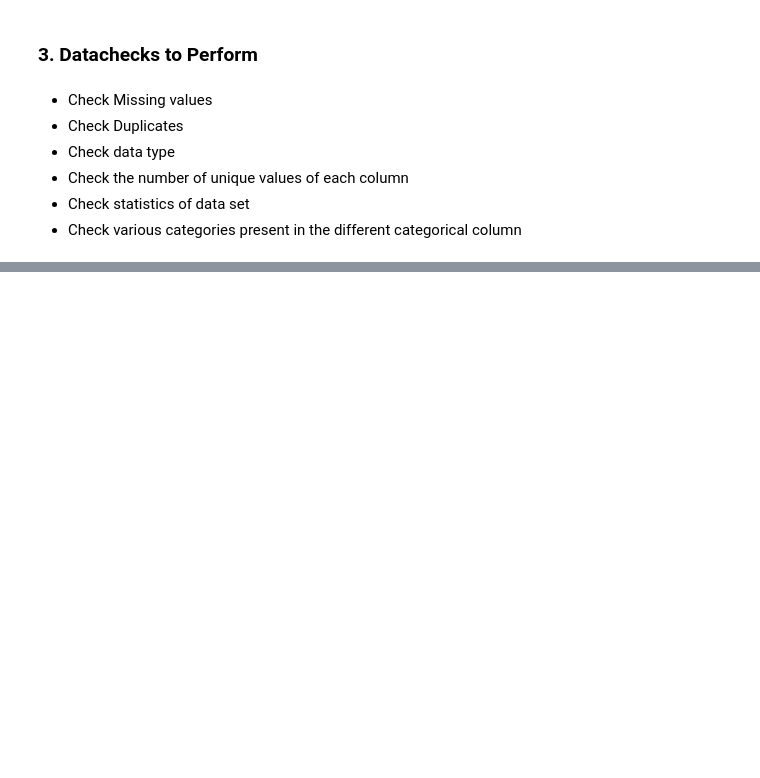
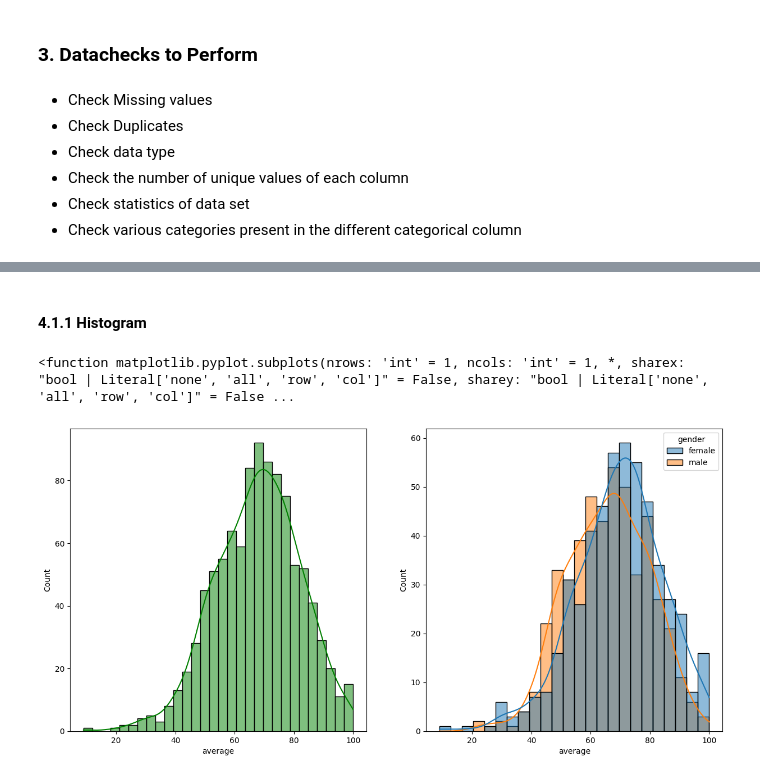
Before and after one commit to rahulcp7/mlprojects, a Jupyter notebook: notebook/EDA Student Performance.ipynb, the cells around one changed output, grey strips where cells are left out. Cells and saved outputs as stored; diff of their text form; code cells hidden in the pictures; blank space fills up the shorter version.

```diff
--- a/notebook/EDA Student Performance.ipynb
+++ b/notebook/EDA Student Performance.ipynb
@@ -72,0 +188,5 @@ df.shape
+# %%
+df['total score']=df['math_score']+df['reading_score']+df['writing_score']
+df['average']=df['total score']/3
+
+df.head()
@@ -72,0 +234,16 @@ df.shape
+# %% [markdown]
+#### 4.1.1 Histogram
+# %%
+plt.pyplot.subplots
+# %% [output]
+<function matplotlib.pyplot.subplots(nrows: 'int' = 1, ncols: 'int' = 1, *, sharex: "bool | Literal['none', 'all', 'row', 'col']" = False, sharey: "bool | Literal['none', 'all', 'row', 'col']" = False ...
+# %%
+fig,axs = plt.subplots(1,2, figsize=(15,7))
+plt.subplot(121)
+
+sns.histplot(data=df,x='average',bins=30,kde=True,color='g')
+plt.subplot(122)
+sns.histplot(data=df,x='average',kde=True,color='g',hue='gender')
+plt.show()
+# %% [output]
+[figure, added]
```
Also changed, not shown: parts of 44 cells of this notebook, 1 other file.
